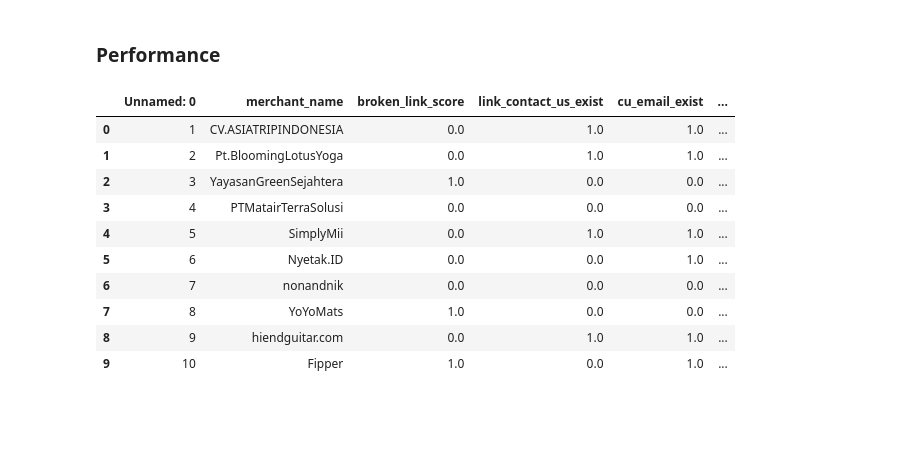
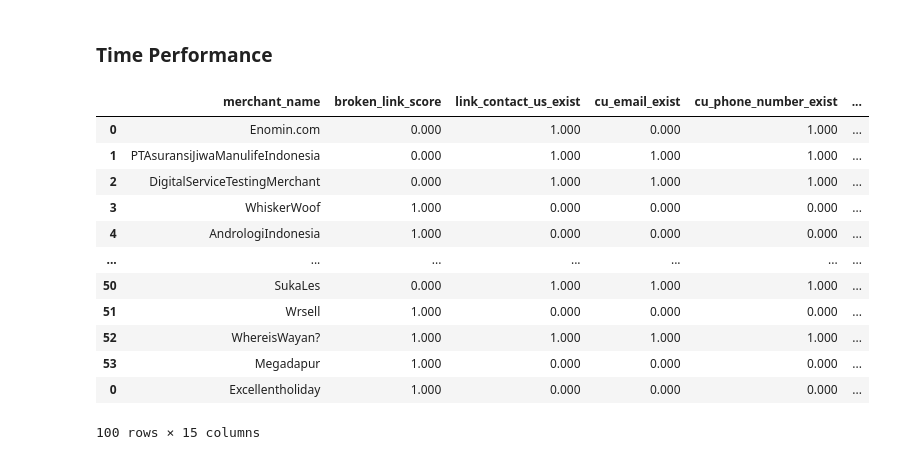
Before and after one commit to bahyhelmihp/web-crawler, a Jupyter notebook: api/datasets/Summary.ipynb, the cells around one changed output. Cells and saved outputs as stored; diff of their text form; code cells hidden in the pictures; blank space fills up the shorter version.

```diff
--- a/api/datasets/Summary.ipynb
+++ b/api/datasets/Summary.ipynb
@@ -56,18 +59,4 @@ model & confusion\_matrix (tp,tn,fp,fn) \\
 \bottomrule
 \end{tabular}
 # %% [markdown]
-### Performance
+### Time Performance
-# %%
-pd.read_csv("tes_n.csv")
-# %% [output]
-|  | Unnamed: 0 | merchant_name | broken_link_score | link_contact_us_exist | cu_email_exist | ... |
-| 0 | 1 | CV.ASIATRIPINDONESIA | 0.0 | 1.0 | 1.0 | ... |
-| 1 | 2 | Pt.BloomingLotusYoga | 0.0 | 1.0 | 1.0 | ... |
-| 2 | 3 | YayasanGreenSejahtera | 1.0 | 0.0 | 0.0 | ... |
-| 3 | 4 | PTMatairTerraSolusi | 0.0 | 0.0 | 0.0 | ... |
-| 4 | 5 | SimplyMii | 0.0 | 1.0 | 1.0 | ... |
-| 5 | 6 | Nyetak.ID | 0.0 | 0.0 | 1.0 | ... |
-| 6 | 7 | nonandnik | 0.0 | 0.0 | 0.0 | ... |
-| 7 | 8 | YoYoMats | 1.0 | 0.0 | 0.0 | ... |
-| 8 | 9 | hiendguitar.com | 0.0 | 1.0 | 1.0 | ... |
-| 9 | 10 | Fipper | 1.0 | 0.0 | 1.0 | ... |
@@ -73,0 +65,17 @@ pd.read_csv("tes_n.csv")
+# %%
+## Find Time Taken Average
+df.iloc[:,1:]
+# %% [output]
+|  | merchant_name | broken_link_score | link_contact_us_exist | cu_email_exist | cu_phone_number_exist | ... |
+| 0 | Enomin.com | 0.000 | 1.000 | 0.000 | 1.000 | ... |
+| 1 | PTAsuransiJiwaManulifeIndonesia | 0.000 | 1.000 | 1.000 | 1.000 | ... |
+| 2 | DigitalServiceTestingMerchant | 0.000 | 1.000 | 1.000 | 1.000 | ... |
+| 3 | WhiskerWoof | 1.000 | 0.000 | 0.000 | 0.000 | ... |
+| 4 | AndrologiIndonesia | 1.000 | 0.000 | 0.000 | 0.000 | ... |
+| ... | ... | ... | ... | ... | ... | ... |
+| 50 | SukaLes | 0.000 | 1.000 | 1.000 | 1.000 | ... |
+| 51 | Wrsell | 1.000 | 0.000 | 0.000 | 0.000 | ... |
+| 52 | WhereisWayan? | 1.000 | 1.000 | 1.000 | 1.000 | ... |
+| 53 | Megadapur | 1.000 | 0.000 | 0.000 | 0.000 | ... |
+| 0 | Excellentholiday | 1.000 | 0.000 | 0.000 | 0.000 | ... |
+100 rows × 15 columns
```
Also changed, not shown: parts of 13 cells of this notebook, 2 other files.
